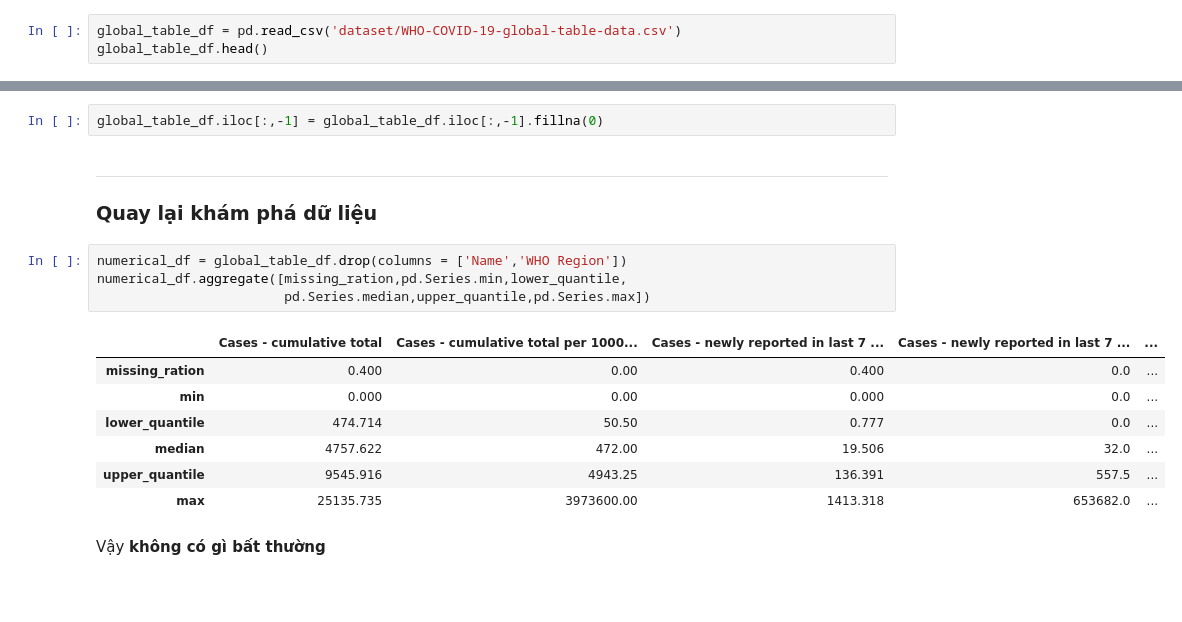
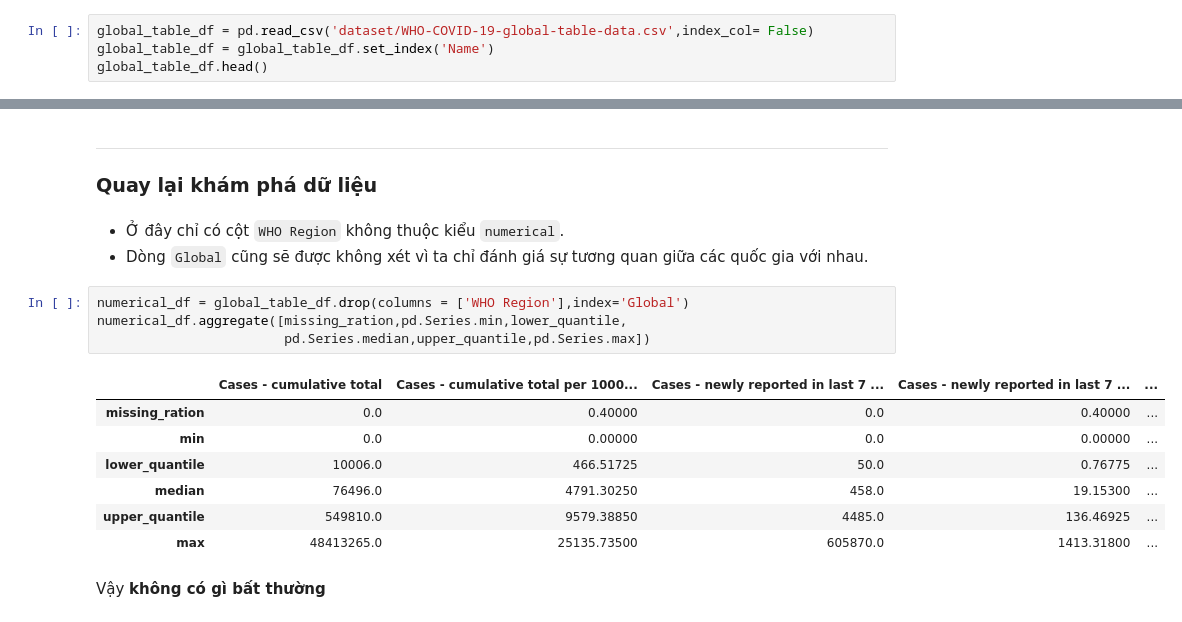
Before and after one commit to lavData/P4DS_Final_project, a Jupyter notebook: Khám phá dữ liệu.ipynb, the cells around one changed output, grey strips where cells are left out. Cells and saved outputs as stored; diff of their text form; blank space fills up the shorter version.

```diff
--- a/Khám phá dữ liệu.ipynb
+++ b/Khám phá dữ liệu.ipynb
@@ -43,4 +43,5 @@ tình hình Vaccin ở các quốc gia.
 # %%
-global_table_df = pd.read_csv('dataset/WHO-COVID-19-global-table-data.csv')
+global_table_df = pd.read_csv('dataset/WHO-COVID-19-global-table-data.csv',index_col= False)
+global_table_df = global_table_df.set_index('Name')
 global_table_df.head()
 # %% [output]
@@ -144,20 +140,21 @@ Column `Deaths - newly reported in last 24 hours` chứa nhiều NaN, có thể
-# %%
-global_table_df.iloc[:,-1] = global_table_df.iloc[:,-1].fillna(0)
 # %% [markdown]
 ---
 ### Quay lại khám phá dữ liệu
+# %% [markdown]
+- Ở đây chỉ có cột `WHO Region` không thuộc kiểu `numerical`.
+- Dòng `Global` cũng sẽ được không xét vì ta chỉ đánh giá sự tương quan giữa các quốc gia với nhau.
 # %%
-numerical_df = global_table_df.drop(columns = ['Name','WHO Region'])
+numerical_df = global_table_df.drop(columns = ['WHO Region'],index='Global')
 numerical_df.aggregate([missing_ration,pd.Series.min,lower_quantile,
                         pd.Series.median,upper_quantile,pd.Series.max])
 # %% [output]
 |  | Cases - cumulative total | Cases - cumulative total per 1000... | Cases - newly reported in last 7 ... | Cases - newly reported in last 7 ... | ... |
-| missing_ration | 0.400 | 0.00 | 0.400 | 0.0 | ... |
-| min | 0.000 | 0.00 | 0.000 | 0.0 | ... |
-| lower_quantile | 474.714 | 50.50 | 0.777 | 0.0 | ... |
-| median | 4757.622 | 472.00 | 19.506 | 32.0 | ... |
-| upper_quantile | 9545.916 | 4943.25 | 136.391 | 557.5 | ... |
-| max | 25135.735 | 3973600.00 | 1413.318 | 653682.0 | ... |
+| missing_ration | 0.0 | 0.40000 | 0.0 | 0.40000 | ... |
+| min | 0.0 | 0.00000 | 0.0 | 0.00000 | ... |
+| lower_quantile | 10006.0 | 466.51725 | 50.0 | 0.76775 | ... |
+| median | 76496.0 | 4791.30250 | 458.0 | 19.15300 | ... |
+| upper_quantile | 549810.0 | 9579.38850 | 4485.0 | 136.46925 | ... |
+| max | 48413265.0 | 25135.73500 | 605870.0 | 1413.31800 | ... |
 # %% [markdown]
 Vậy **không có gì bất thường**
 # %% [markdown]
```
Also changed, not shown: parts of 39 cells of this notebook.
